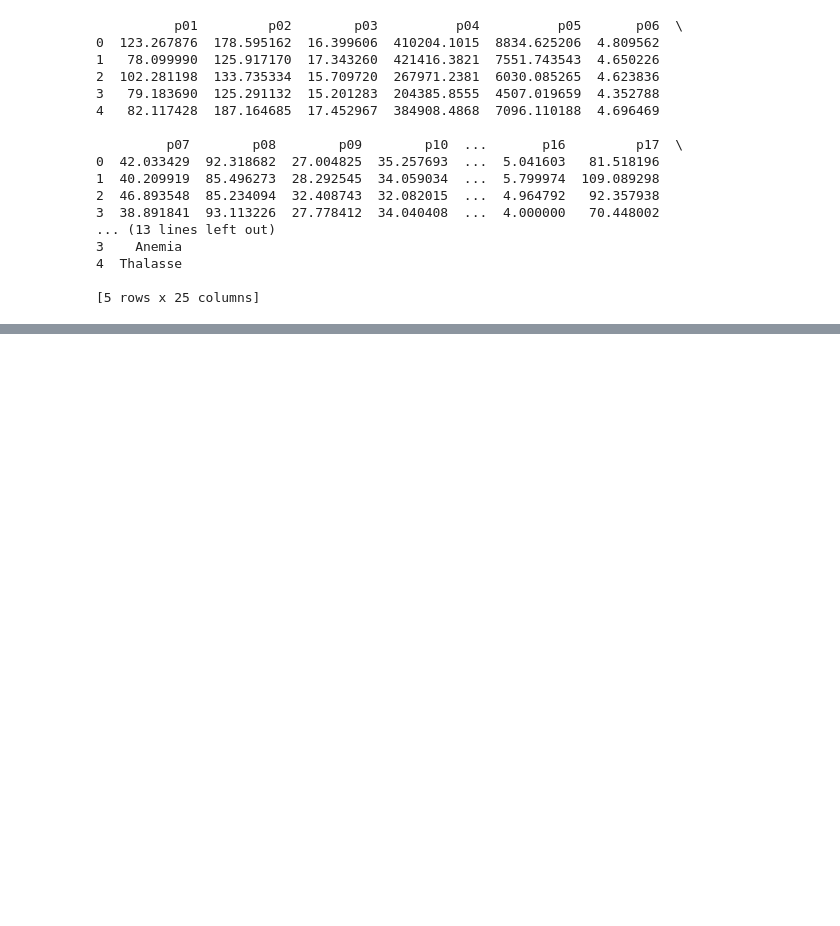
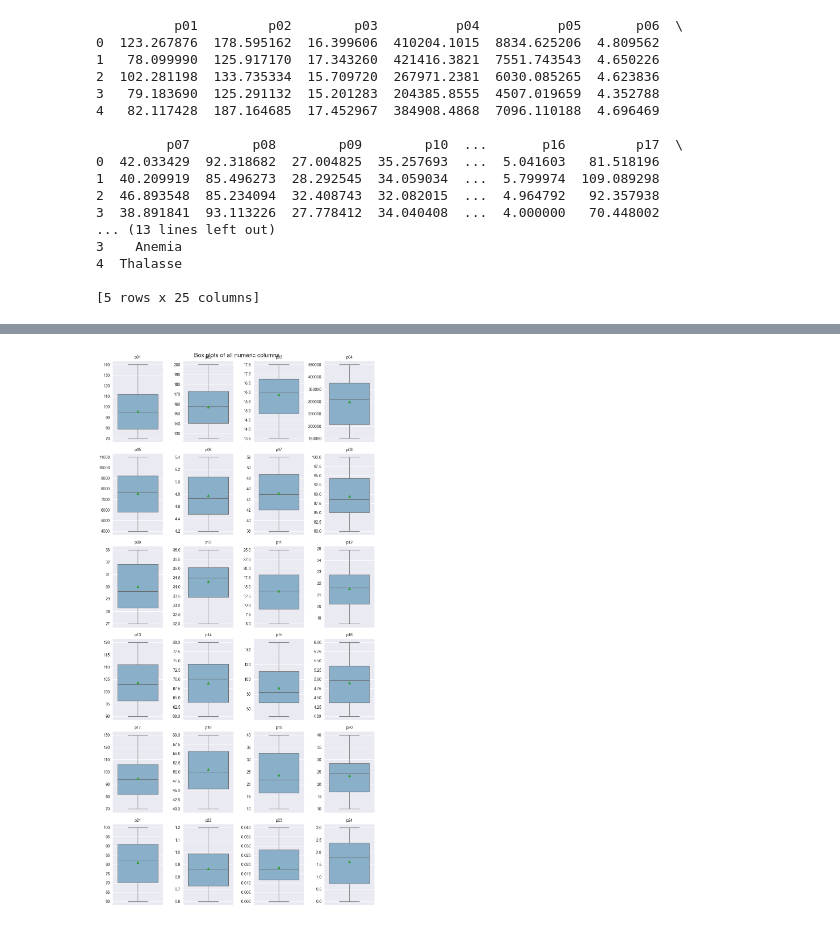
Before and after one commit to swapnilk0607/pml, a Jupyter notebook: content/swapnilkatale/Ex-7-EDA/eda_solution.ipynb, the cells around one changed output, grey strips where cells are left out. Drawn from its saved outputs; the diff is of its cells as text; code cells hidden in the pictures; blank space fills up the shorter version.

```diff
--- a/content/swapnilkatale/Ex-7-EDA/eda_solution.ipynb
+++ b/content/swapnilkatale/Ex-7-EDA/eda_solution.ipynb
@@ -202,0 +232,29 @@ Missing Ailment values: 2
+# %%
+"""
+8. Create box plots for all the columns, individually, and analyze them. What are your conclusions?
+"""
+
+fig, axes = plt.subplots(6, 4, figsize=(10, 20))
+axes = axes.flatten()
+num_columns = df_clean.select_dtypes(include=['number']).columns
+
+for i, col in enumerate(num_columns):
+    sns.boxplot(y=df[col], ax=axes[i], color=sns.color_palette('Set3')[4], orient='v', showmeans=True)
+    axes[i].set_title(col, fontsize=10)
+    axes[i].set_ylabel('')
+    axes[i].set_xlabel('')
+
+plt.suptitle('Box plots of all numeric columns', fontsize=15)
+plt.tight_layout()
+plt.show()
+
+"""
+Observations :
+1. p01, p02, p05, p09, p10, p13, p17, p19, p20 — mean slightly above median → mild right skew.
+2. p03, p04, p14, p15 — mean below median → mild left skew.
+3. The rest look approximately symmetric.
+4. No extreme outliers are visible — whiskers are even and smooth. Data seems fairly clean
+5. Some columns (like p04, p05, p13) have much larger numerical ranges than others (e.g., p22, p23).
+"""
+# %% [output]
+[figure, added]
```
Also changed, not shown: parts of 6 cells of this notebook.
